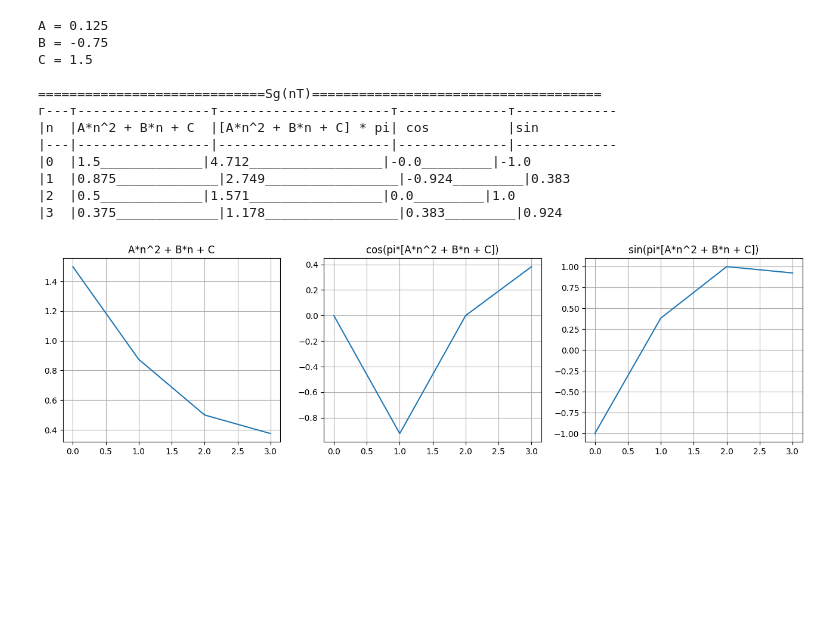
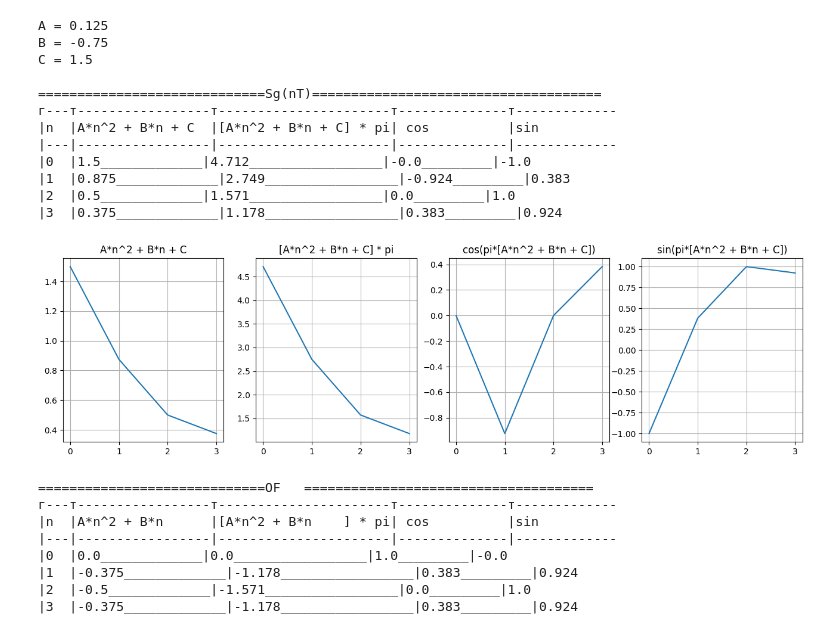
Before and after one commit to Shuregg/dsp-labs, a Jupyter notebook: DSP_kr5.ipynb, the cells around one changed output. Saved outputs shown, nothing was run; the diff lists cells and outputs as text; code cells hidden in the pictures; blank space fills up the shorter version.

```diff
--- a/DSP_kr5.ipynb
+++ b/DSP_kr5.ipynb
@@ -40,39 +40,111 @@ phi, phi_mult_pi, cos, sin = SGnt(A=A, B=B, C=C, n=Ni)
 print()
 plt.figure(figsize=(16, 4))
 
-plt.subplot(1, 3, 1)
+plt.subplot(1, 4, 1)
 plt.plot(phi)
 plt.title('A*n^2 + B*n + C')
 # plt.xlabel('n')
 # plt.ylabel('')
 plt.grid(True)
 
-plt.subplot(1, 3, 2)
+plt.subplot(1, 4, 2)
+plt.plot(phi_mult_pi)
+plt.title('[A*n^2 + B*n + C] * pi')
+# plt.xlabel('n')
+# plt.ylabel('')
+plt.grid(True)
+
+
+plt.subplot(1, 4, 3)
 plt.plot(cos)
 plt.title('cos(pi*[A*n^2 + B*n + C])')
 # plt.xlabel('n')
 # plt.ylabel('')
 plt.grid(True)
 
-plt.subplot(1, 3, 3)
+plt.subplot(1, 4, 4)
 plt.plot(sin)
 plt.title('sin(pi*[A*n^2 + B*n + C])')
 # plt.xlabel('n')
 # plt.ylabel('')
 plt.grid(True)
 
 plt.show()
+
+def OF(A, B, n):
+  phi = []
+  phi_mult_pi = []
+  cos = []
+  sin = []
+  print(f'\n=============================OF   =====================================')
+  print(f'г---т-----------------т----------------------т--------------т-------------')
+  print(f'|n  |A*n^2 + B*n      |[A*n^2 + B*n    ] * pi| cos          |sin')
+  print(f'|---|-----------------|----------------------|--------------|-------------')
+  for i in range(0, n):
+    print(f'|{i}  |{A*i**2 + B*i }_____________|{np.round((np.pi * (A*i**2 + B*i )), 3)}_________________|{np.round(np.cos((np.pi * (A*i**2 + B*i ))), 3)}_________|{np.round(-np.sin((np.pi * (A*i**2 + B*i ))), 3)}')
+    phi.append(A*i**2 + B*i )
+    phi_mult_pi.append((np.pi * (A*i**2 + B*i )))
+    cos.append(np.cos((np.pi * (A*i**2 + B*i ))))
+    sin.append(-np.sin((np.pi * (A*i**2 + B*i ))))
+  return phi, phi_mult_pi, cos, sin
+
+A_of = dfT / Ni
+B_of = -dfT
+
+phi_OF, phi_mult_pi_OF, cos_OF, sin_OF = OF(A_of, B_of, Ni)
+
+print()
+plt.figure(figsize=(16, 4))
+
+plt.subplot(1, 4, 1)
+plt.plot(phi_OF)
+plt.title('A*n^2 + B*n + C')
+# plt.xlabel('n')
+# plt.ylabel('')
+plt.grid(True)
+
+plt.subplot(1, 4, 2)
+plt.plot(phi_mult_pi_OF)
+plt.title('[A*n^2 + B*n + C] * pi')
+# plt.xlabel('n')
+# plt.ylabel('')
+plt.grid(True)
+
+
+plt.subplot(1, 4, 3)
+plt.plot(cos_OF)
+plt.title('cos(pi*[A*n^2 + B*n + C])')
+# plt.xlabel('n')
+# plt.ylabel('')
+plt.grid(True)
+
+plt.subplot(1, 4, 4)
+plt.plot(sin_OF)
+plt.title('sin(pi*[A*n^2 + B*n + C])')
+# plt.xlabel('n')
+# plt.ylabel('')
+plt.grid(True)
+
+plt.show()
 # %% [output]
 A = 0.125
 B = -0.75
 C = 1.5
 
 =============================Sg(nT)=====================================
 г---т-----------------т----------------------т--------------т-------------
 |n  |A*n^2 + B*n + C  |[A*n^2 + B*n + C] * pi| cos          |sin
 |---|-----------------|----------------------|--------------|-------------
 |0  |1.5_____________|4.712_________________|-0.0_________|-1.0
 |1  |0.875_____________|2.749_________________|-0.924_________|0.383
 |2  |0.5_____________|1.571_________________|0.0_________|1.0
 |3  |0.375_____________|1.178_________________|0.383_________|0.924
-[figure, old version]
+[figure, new version]
+=============================OF   =====================================
+г---т-----------------т----------------------т--------------т-------------
+|n  |A*n^2 + B*n      |[A*n^2 + B*n    ] * pi| cos          |sin
+|---|-----------------|----------------------|--------------|-------------
+|0  |0.0_____________|0.0_________________|1.0_________|-0.0
+|1  |-0.375_____________|-1.178_________________|0.383_________|0.924
+|2  |-0.5_____________|-1.571_________________|0.0_________|1.0
+|3  |-0.375_____________|-1.178_________________|0.383_________|0.924
```
Also changed, not shown: parts of 2 cells of this notebook.
